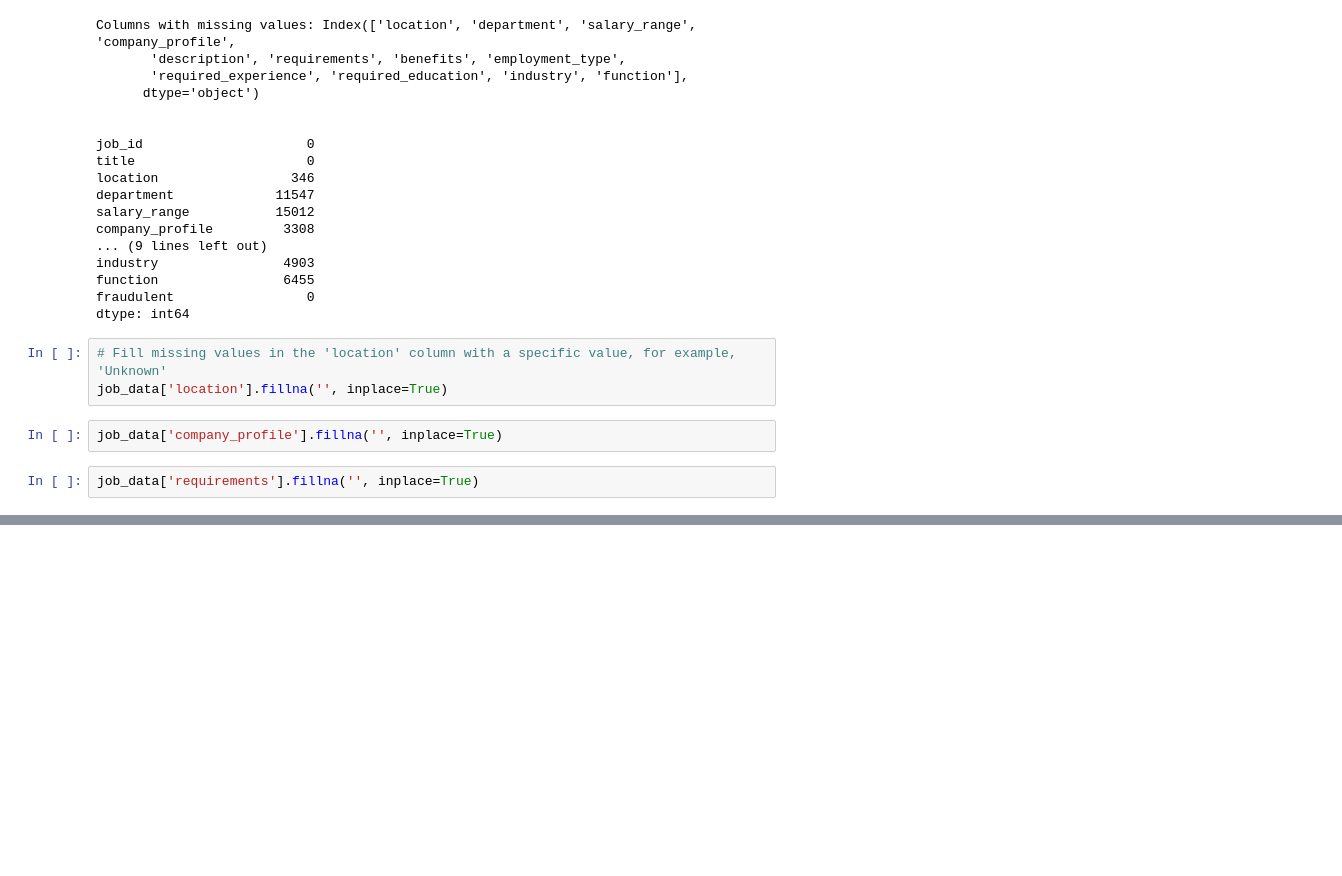
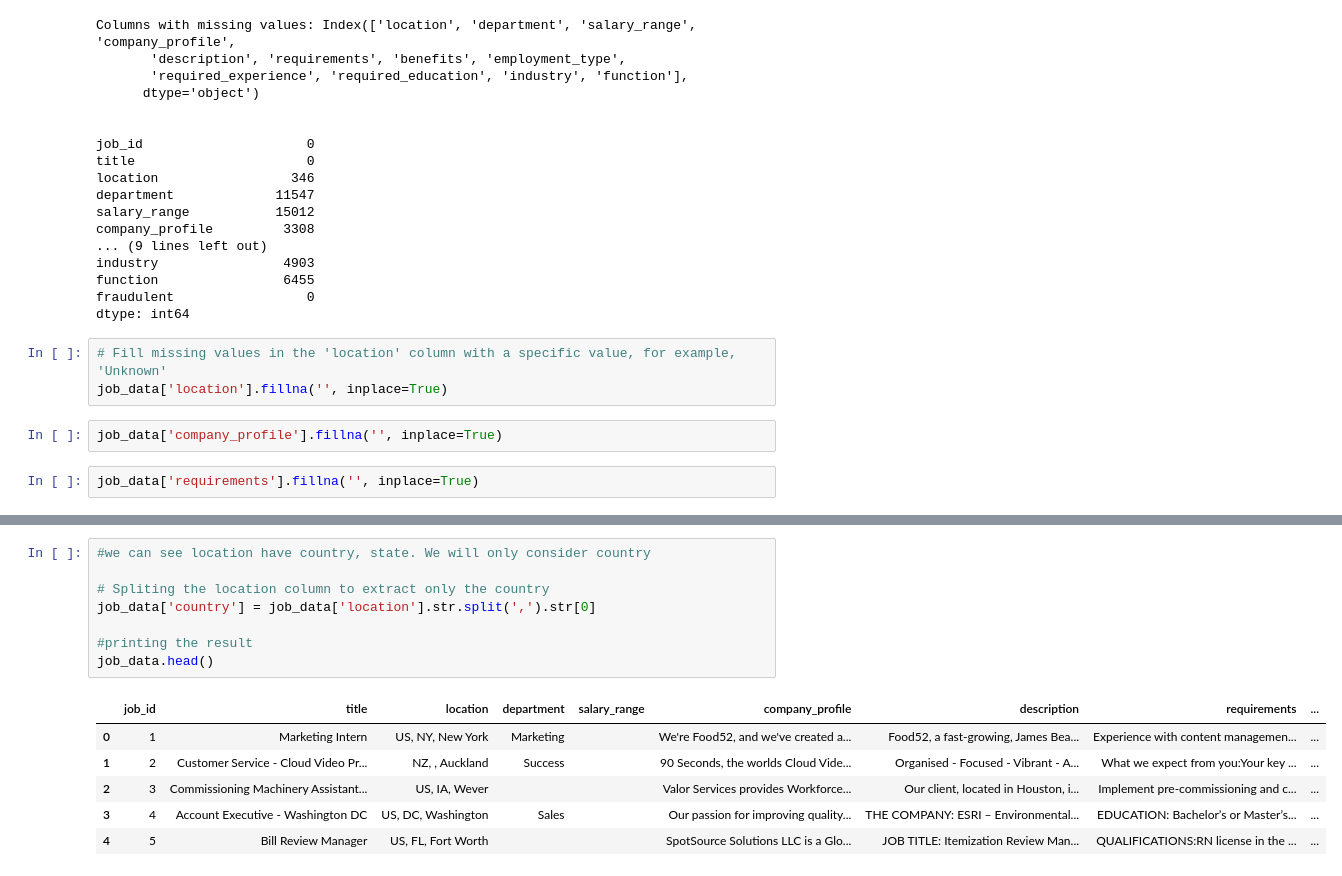
Before and after one commit to sumeetsuvarna/DataMining-Project, a Jupyter notebook: Data_Mining.ipynb, the cells around one changed output, grey strips where cells are left out. Cells and saved outputs as stored; diff of their text form; blank space fills up the shorter version.

```diff
--- a/Data_Mining.ipynb
+++ b/Data_Mining.ipynb
@@ -251,0 +285,15 @@ Name: location, Length: 17880, dtype: object
+# %%
+#we can see location have country, state. We will only consider country
+
+# Spliting the location column to extract only the country
+job_data['country'] = job_data['location'].str.split(',').str[0]
+
+#printing the result
+job_data.head()
+# %% [output]
+|  | job_id | title | location | department | salary_range | company_profile | description | requirements | ... |
+| 0 | 1 | Marketing Intern | US, NY, New York | Marketing |  | We're Food52, and we've created a... | Food52, a fast-growing, James Bea... | Experience with content managemen... | ... |
+| 1 | 2 | Customer Service - Cloud Video Pr... | NZ, , Auckland | Success |  | 90 Seconds, the worlds Cloud Vide... | Organised - Focused - Vibrant - A... | What we expect from you:Your key ... | ... |
+| 2 | 3 | Commissioning Machinery Assistant... | US, IA, Wever |  |  | Valor Services provides Workforce... | Our client, located in Houston, i... | Implement pre-commissioning and c... | ... |
+| 3 | 4 | Account Executive - Washington DC | US, DC, Washington | Sales |  | Our passion for improving quality... | THE COMPANY: ESRI – Environmental... | EDUCATION: Bachelor’s or Master’s... | ... |
+| 4 | 5 | Bill Review Manager | US, FL, Fort Worth |  |  | SpotSource Solutions LLC is a Glo... | JOB TITLE: Itemization Review Man... | QUALIFICATIONS:RN license in the ... | ... |
```
Also changed, not shown: parts of 28 cells of this notebook.
